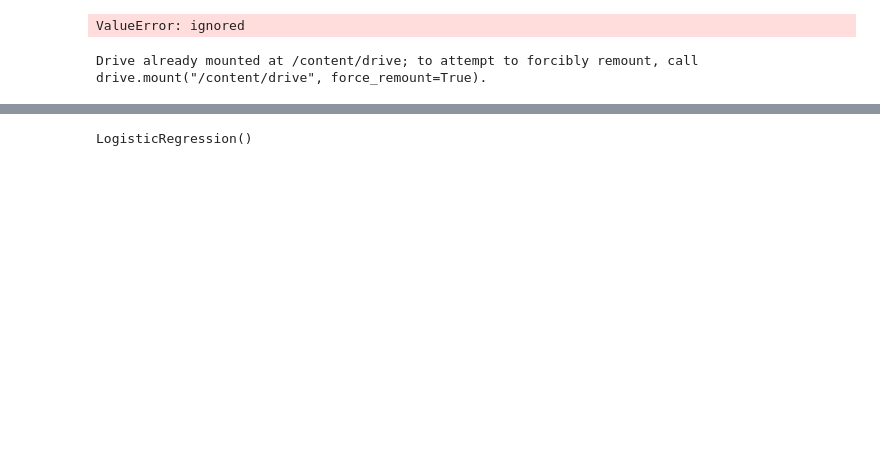
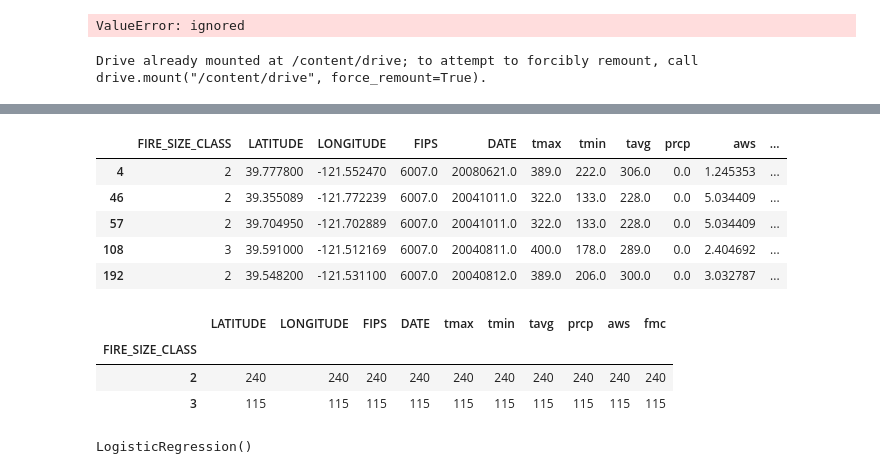
Before and after one commit to PaulZhou06/wildfire.paper, a Jupyter notebook: WildfireModels.ipynb, the cells around one changed output, grey strips where cells are left out. Drawn from its saved outputs; the diff is of its cells as text; code cells hidden in the pictures; blank space fills up the shorter version.

```diff
--- a/WildfireModels.ipynb
+++ b/WildfireModels.ipynb
@@ -471,0 +571,16 @@ y = fire_data["FIRE_SIZE_CLASS"]
+# %%
+fire_data1.head()
+# %% [output]
+|  | FIRE_SIZE_CLASS | LATITUDE | LONGITUDE | FIPS | DATE | tmax | tmin | tavg | prcp | aws | ... |
+| 4 | 2 | 39.777800 | -121.552470 | 6007.0 | 20080621.0 | 389.0 | 222.0 | 306.0 | 0.0 | 1.245353 | ... |
+| 46 | 2 | 39.355089 | -121.772239 | 6007.0 | 20041011.0 | 322.0 | 133.0 | 228.0 | 0.0 | 5.034409 | ... |
+| 57 | 2 | 39.704950 | -121.702889 | 6007.0 | 20041011.0 | 322.0 | 133.0 | 228.0 | 0.0 | 5.034409 | ... |
+| 108 | 3 | 39.591000 | -121.512169 | 6007.0 | 20040811.0 | 400.0 | 178.0 | 289.0 | 0.0 | 2.404692 | ... |
+| 192 | 2 | 39.548200 | -121.531100 | 6007.0 | 20040812.0 | 389.0 | 206.0 | 300.0 | 0.0 | 3.032787 | ... |
+# %%
+fire_data1.groupby("FIRE_SIZE_CLASS").count()
+# %% [output]
+|  | LATITUDE | LONGITUDE | FIPS | DATE | tmax | tmin | tavg | prcp | aws | fmc |
+| FIRE_SIZE_CLASS |  |  |  |  |  |  |  |  |  |  |
+| 2 | 240 | 240 | 240 | 240 | 240 | 240 | 240 | 240 | 240 | 240 |
+| 3 | 115 | 115 | 115 | 115 | 115 | 115 | 115 | 115 | 115 | 115 |
```
Also changed, not shown: parts of 38 cells of this notebook.
